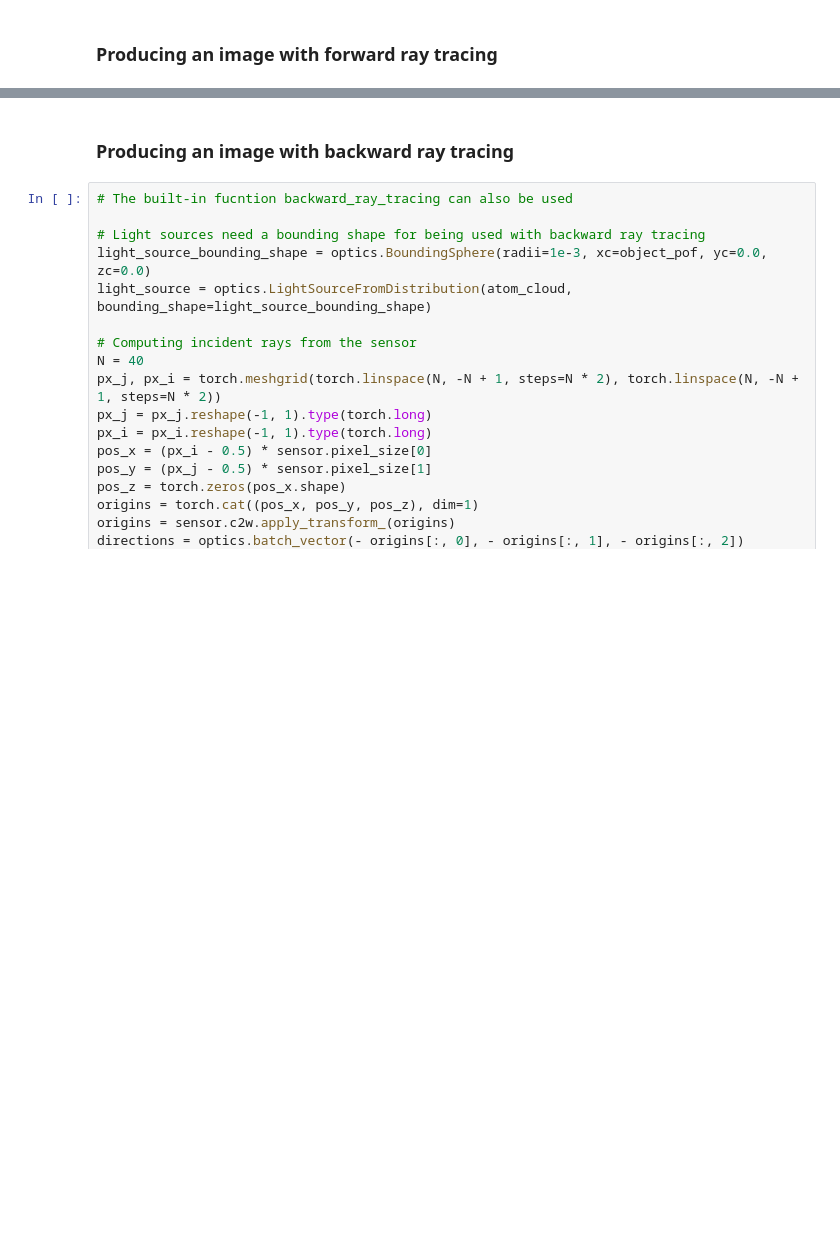
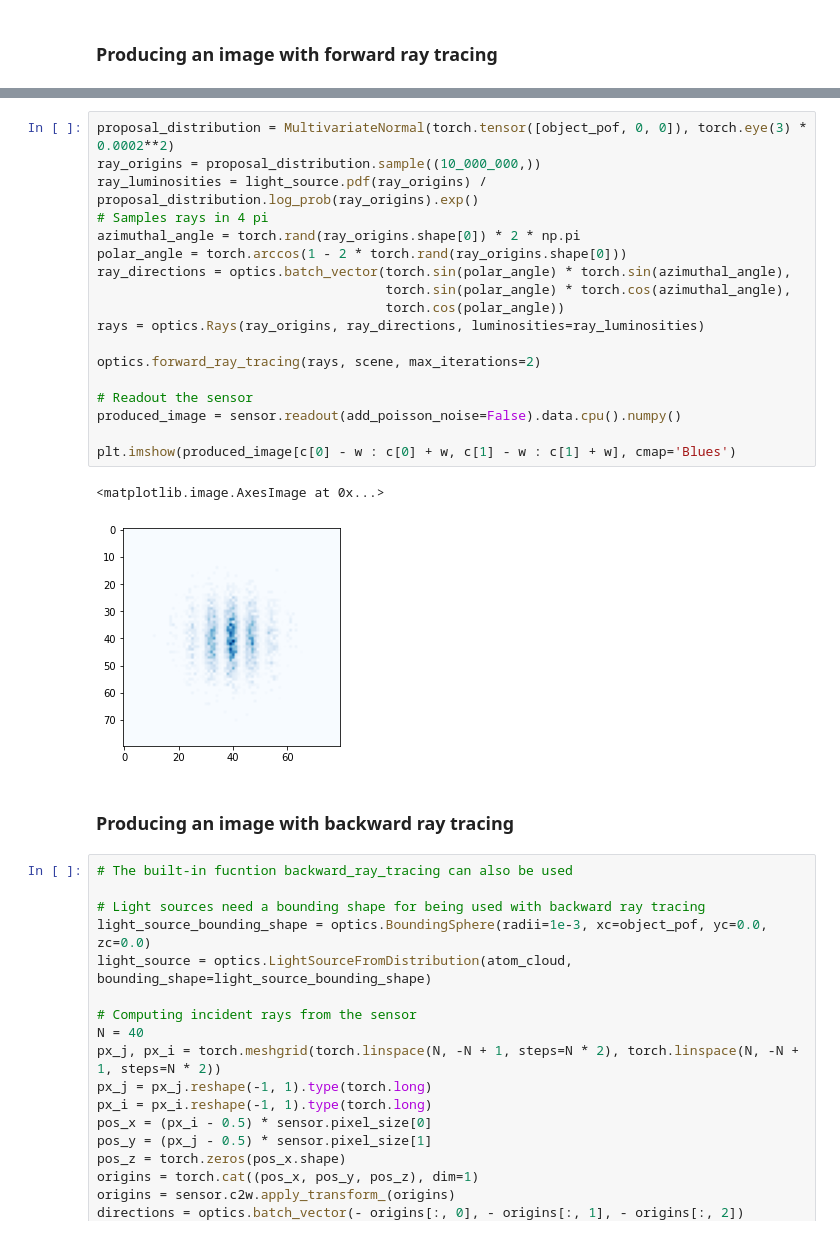
Before and after one commit to magis-slac/gradoptics, a Jupyter notebook: docs/tutorials/Quick-Start.ipynb, the cells around one changed output, grey strips where cells are left out. Cells and saved outputs as stored; diff of their text form; blank space fills up the shorter version.

Commit message:
take luminosity into account in image formation: enables ray tracing with importance sampling

```diff
--- a/docs/tutorials/Quick-Start.ipynb
+++ b/docs/tutorials/Quick-Start.ipynb
@@ -77,3 +94,24 @@ plt.imshow(produced_image[c[0] - w : c[0] + w, c[1] - w : c[1] + w], cmap='Blues
+# %%
+proposal_distribution = MultivariateNormal(torch.tensor([object_pof, 0, 0]), torch.eye(3) * 0.0002**2)
+ray_origins = proposal_distribution.sample((10_000_000,))
+ray_luminosities = light_source.pdf(ray_origins) / proposal_distribution.log_prob(ray_origins).exp()
+# Samples rays in 4 pi
+azimuthal_angle = torch.rand(ray_origins.shape[0]) * 2 * np.pi
+polar_angle = torch.arccos(1 - 2 * torch.rand(ray_origins.shape[0]))
+ray_directions = optics.batch_vector(torch.sin(polar_angle) * torch.sin(azimuthal_angle),
+                                     torch.sin(polar_angle) * torch.cos(azimuthal_angle),
+                                     torch.cos(polar_angle))
+rays = optics.Rays(ray_origins, ray_directions, luminosities=ray_luminosities)
+
+optics.forward_ray_tracing(rays, scene, max_iterations=2)
+
+# Readout the sensor
+produced_image = sensor.readout(add_poisson_noise=False).data.cpu().numpy()
+
+plt.imshow(produced_image[c[0] - w : c[0] + w, c[1] - w : c[1] + w], cmap='Blues')
+# %% [output]
+<matplotlib.image.AxesImage at 0x...>
+[figure, added]
 # %% [markdown]
 ### Producing an image with backward ray tracing
 # %%
```
Also changed, not shown: parts of 8 cells of this notebook, 1 other file.
